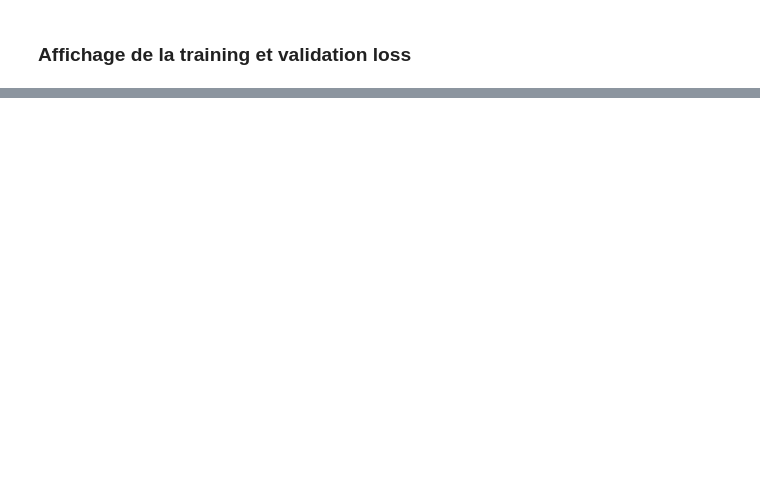
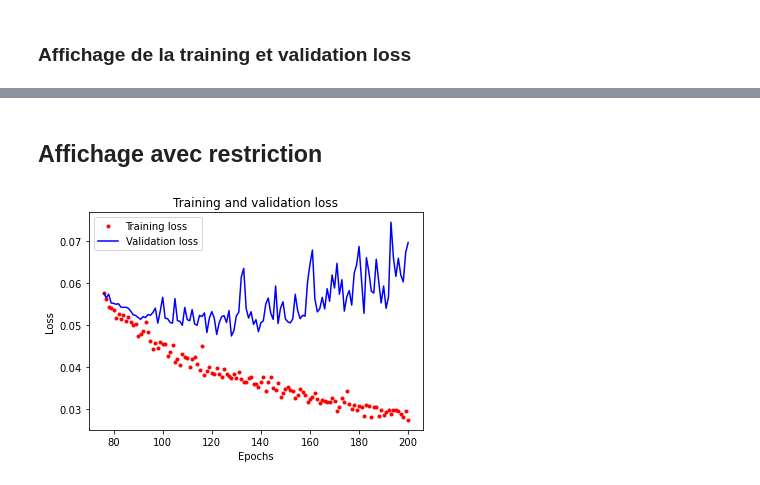
Before and after one commit to JorgeAntonio502/M2, a Jupyter notebook: IA (deep learning)/Annales/2020-2021/Exercice2/examen_exercice_2.ipynb, the cells around one changed output, grey strips where cells are left out. Saved outputs shown, nothing was run; the diff lists cells and outputs as text; code cells hidden in the pictures; blank space fills up the shorter version.

```diff
--- a/IA (deep learning)/Annales/2020-2021/Exercice2/examen_exercice_2.ipynb
+++ b/IA (deep learning)/Annales/2020-2021/Exercice2/examen_exercice_2.ipynb
@@ -133 +136,20 @@ plt.show()
+# %% [markdown]
+## Affichage avec restriction
+# %%
+# Nouveau début des abscisses
+debut_epochs = 75
+
+# Troncature des abscisses préalablement créées
+epochs_restriction = range(debut_epochs+1, len(loss) + 1)
+
+# Affichage
+plt.plot(epochs_restriction, loss[debut_epochs:], "r.", label="Training loss")
+plt.plot(epochs_restriction, val_loss[debut_epochs:], "b", label="Validation loss")
+plt.title("Training and validation loss")
+plt.xlabel("Epochs")
+plt.ylabel("Loss")
+plt.legend()
+plt.show()
+# %% [output]
+[figure, added]
 # %% [markdown]
```
Also changed, not shown: parts of 30 cells of this notebook.
